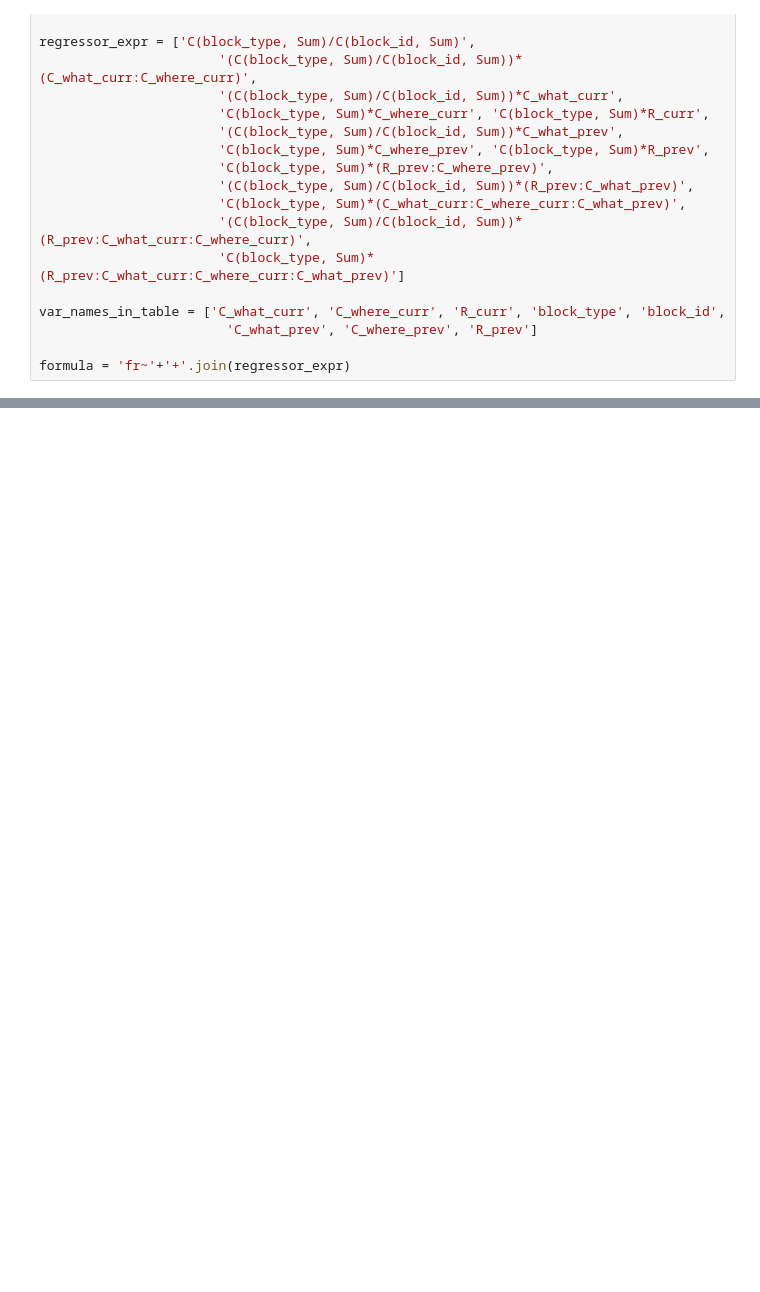
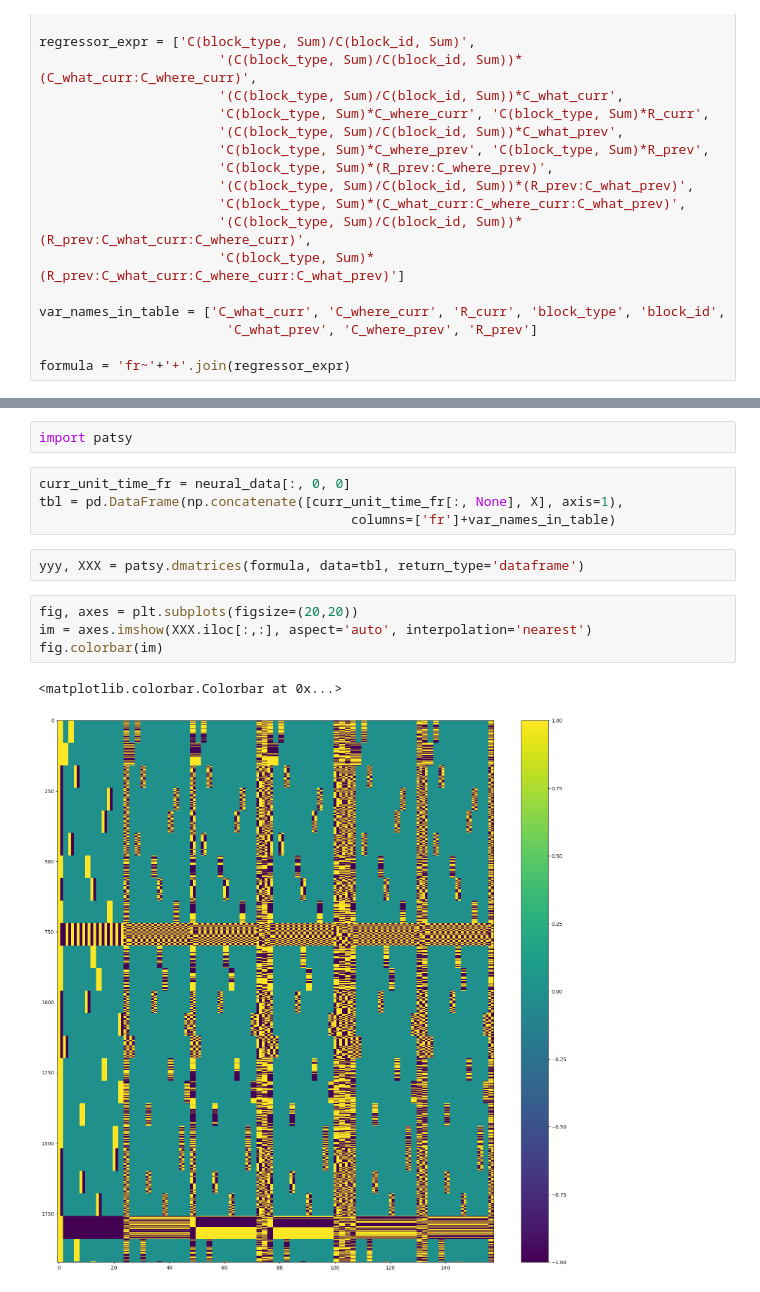
Before and after one commit to slenderham/what-where-task-analysis, a Jupyter notebook: preprocessing.ipynb, the cells around one changed output, grey strips where cells are left out. Saved outputs shown, nothing was run; the diff lists cells and outputs as text; blank space fills up the shorter version.

```diff
--- a/preprocessing.ipynb
+++ b/preprocessing.ipynb
@@ -198,2 +200,17 @@ Residual                                                  NaN       NaN
 KeyboardInterrupt:
+# %%
+import patsy
+# %%
+curr_unit_time_fr = neural_data[:, 0, 0]
+tbl = pd.DataFrame(np.concatenate([curr_unit_time_fr[:, None], X], axis=1),
+                                        columns=['fr']+var_names_in_table)
+# %%
+yyy, XXX = patsy.dmatrices(formula, data=tbl, return_type='dataframe')
+# %%
+fig, axes = plt.subplots(figsize=(20,20))
+im = axes.imshow(XXX.iloc[:,:], aspect='auto', interpolation='nearest')
+fig.colorbar(im)
+# %% [output]
+<matplotlib.colorbar.Colorbar at 0x...>
+[figure, added]
 # %%
```
Also changed, not shown: parts of 4 cells of this notebook, 4 other files.
